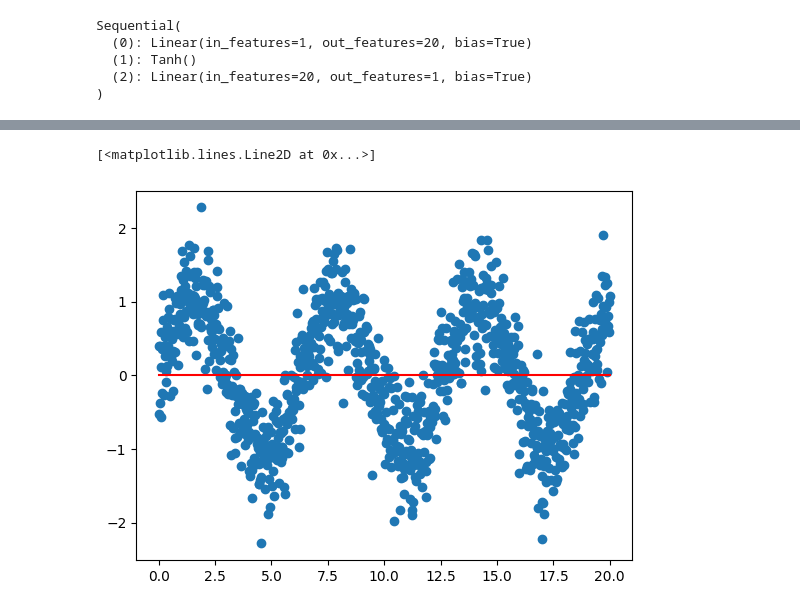
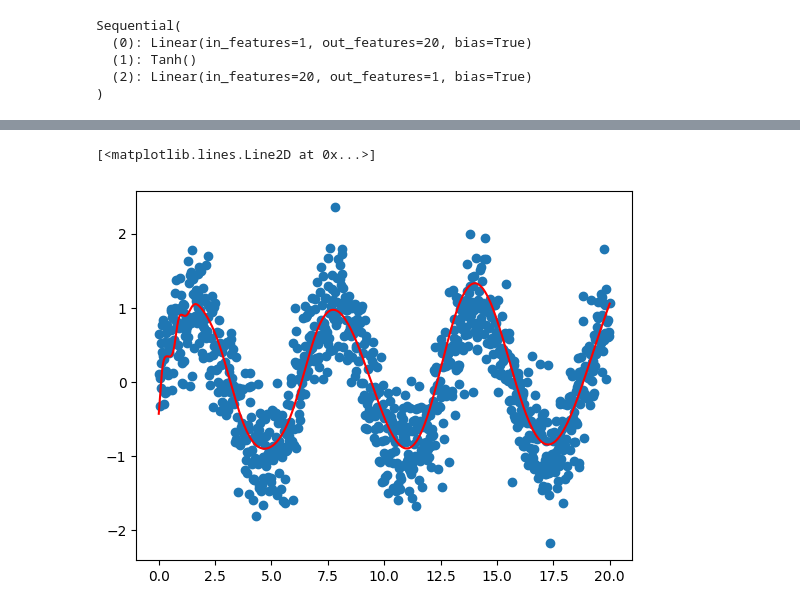
Before and after one commit to xnought/neural-net-compression-vis, a Jupyter notebook: notebooks/quantsinmodel.ipynb, the cells around one changed output, grey strips where cells are left out. Drawn from its saved outputs; the diff is of its cells as text; code cells hidden in the pictures.

Commit message:
apply quantization to the model

```diff
--- a/notebooks/quantsinmodel.ipynb
+++ b/notebooks/quantsinmodel.ipynb
@@ -35,6 +57,14 @@ for p in model.parameters():
+# %%
+bits = 4
+model.load_state_dict(torch.load('tanh-20.pth'))
+with torch.no_grad():
+	for p in model.parameters():
+		if len(p.data) > 2**bits:
+			codebook, weights = quantize(p.data, k=int(2**bits))
+			p.data = index(weights, codebook)
 # %%
 plt.scatter(X, Y)
-fasionplt.plot(X, model(X).detach(), c='r')
+plt.plot(X, model(X).detach(), c='r')
 # %% [output]
 [<matplotlib.lines.Line2D at 0x...>]
-[figure, old version]
+[figure, new version]
```
Also changed, not shown: parts of 3 cells of this notebook, 1 other file.
